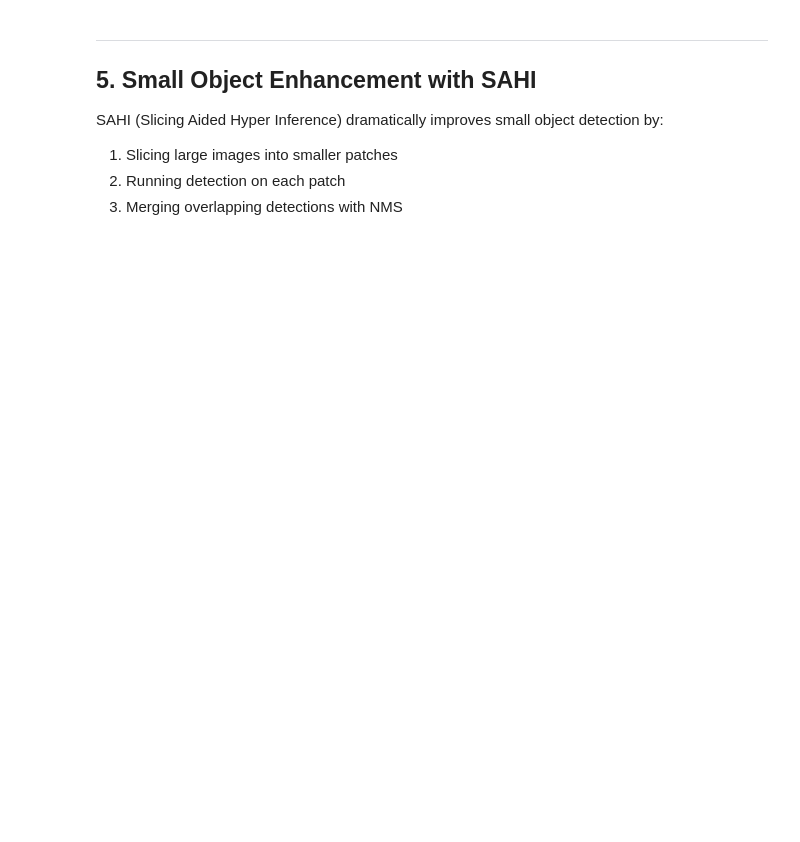
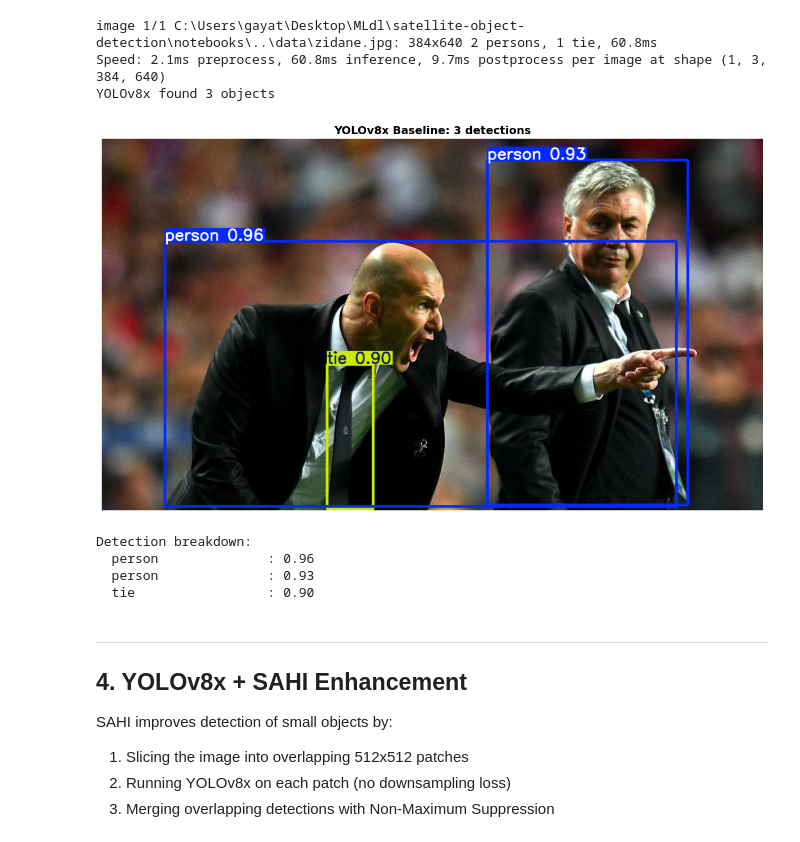
Before and after one commit to satzgits/satellite-object-detection, a Jupyter notebook: notebooks/01_data_prep_and_training.ipynb, the cells around one changed output. Drawn from its saved outputs; the diff is of its cells as text; code cells hidden in the pictures; blank space fills up the shorter version.

```diff
--- a/notebooks/01_data_prep_and_training.ipynb
+++ b/notebooks/01_data_prep_and_training.ipynb
@@ -255,8 +100,42 @@ for img_path in test_images:
+# %%
+# Run inference on sample
+sample_img = '../data/bus.jpg'
+if not os.path.exists(sample_img):
+    sample_img = '../data/zidane.jpg'
+
+results = model(sample_img)
+baseline_boxes = results[0].boxes
+print(f'YOLOv8x found {len(baseline_boxes)} objects')
+
+annotated = results[0].plot()
+annotated_rgb = cv2.cvtColor(annotated, cv2.COLOR_BGR2RGB)
+
+plt.figure(figsize=(12, 8))
+plt.imshow(annotated_rgb)
+plt.title(f'YOLOv8x Baseline: {len(baseline_boxes)} detections', fontsize=14, fontweight='bold')
+plt.axis('off')
+plt.tight_layout()
+plt.show()
+
+print('\nDetection breakdown:')
+for box in baseline_boxes:
+    cls_id = int(box.cls[0])
+    conf = float(box.conf[0])
+    print(f'  {model.names[cls_id]:20s}: {conf:.2f}')
+# %% [output]
+image 1/1 C:\Users\gayat\Desktop\MLdl\satellite-object-detection\notebooks\..\data\zidane.jpg: 384x640 2 persons, 1 tie, 60.8ms
+Speed: 2.1ms preprocess, 60.8ms inference, 9.7ms postprocess per image at shape (1, 3, 384, 640)
+YOLOv8x found 3 objects
+[figure, added]
+Detection breakdown:
+  person              : 0.96
+  person              : 0.93
+  tie                 : 0.90
 # %% [markdown]
 ---
-## 5. Small Object Enhancement with SAHI
+## 4. YOLOv8x + SAHI Enhancement
 
-SAHI (Slicing Aided Hyper Inference) dramatically improves small object detection by:
-1. Slicing large images into smaller patches
-2. Running detection on each patch
-3. Merging overlapping detections with NMS
+SAHI improves detection of small objects by:
+1. Slicing the image into overlapping 512x512 patches
+2. Running YOLOv8x on each patch (no downsampling loss)
+3. Merging overlapping detections with Non-Maximum Suppression
```
Also changed, not shown: parts of 25 cells of this notebook, 2 other files.
